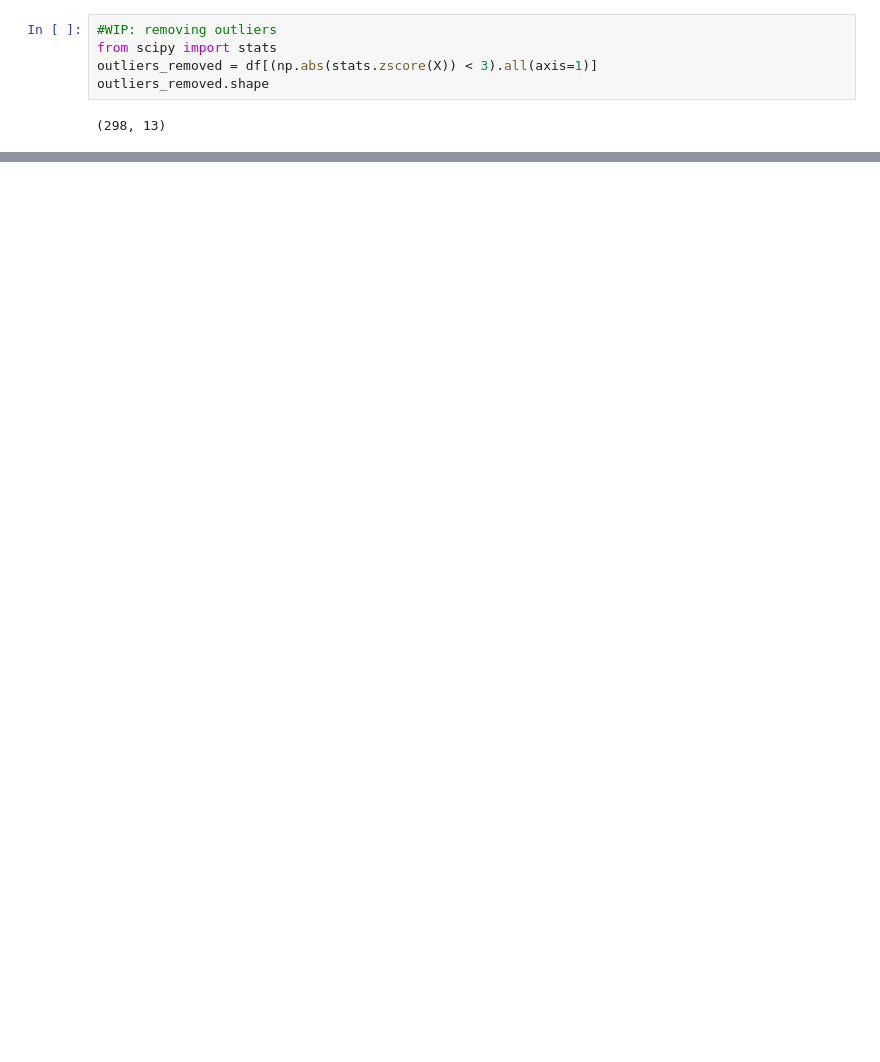
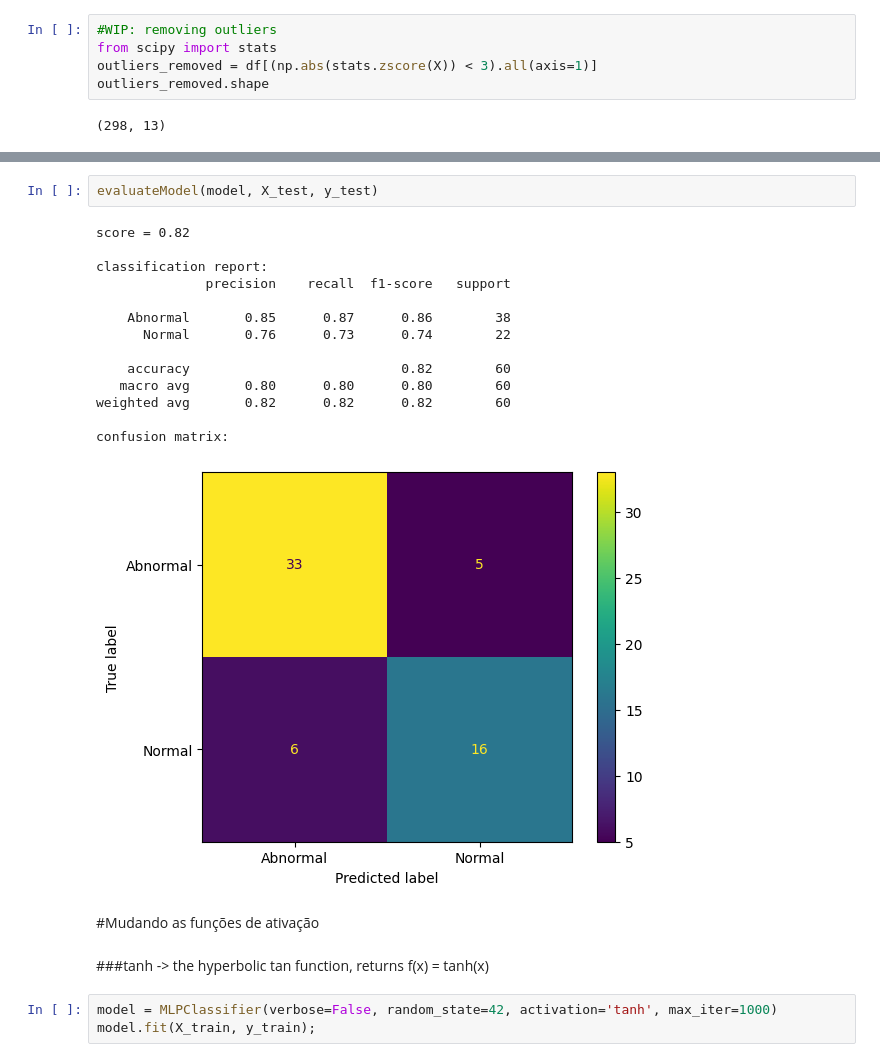
Before and after one commit to cebms/Projeto_ML_SI, a Jupyter notebook: mini_projeto_si_mlp.ipynb, the cells around one changed output, grey strips where cells are left out. Cells and saved outputs as stored; diff of their text form; blank space fills up the shorter version.

```diff
--- a/mini_projeto_si_mlp.ipynb
+++ b/mini_projeto_si_mlp.ipynb
@@ -356,0 +273,24 @@ TypeError: 'bool' object is not subscriptable
+# %%
+evaluateModel(model, X_test, y_test)
+# %% [output]
+score = 0.82
+
+classification report:
+              precision    recall  f1-score   support
+
+    Abnormal       0.85      0.87      0.86        38
+      Normal       0.76      0.73      0.74        22
+
+    accuracy                           0.82        60
+   macro avg       0.80      0.80      0.80        60
+weighted avg       0.82      0.82      0.82        60
+
+confusion matrix:
+[figure, added]
+# %% [markdown]
+#Mudando as funções de ativação
+# %% [markdown]
+###tanh -> the hyperbolic tan function, returns f(x) = tanh(x)
+# %%
+model = MLPClassifier(verbose=False, random_state=42, activation='tanh', max_iter=1000)
+model.fit(X_train, y_train);
```
Also changed, not shown: parts of 58 cells of this notebook.
